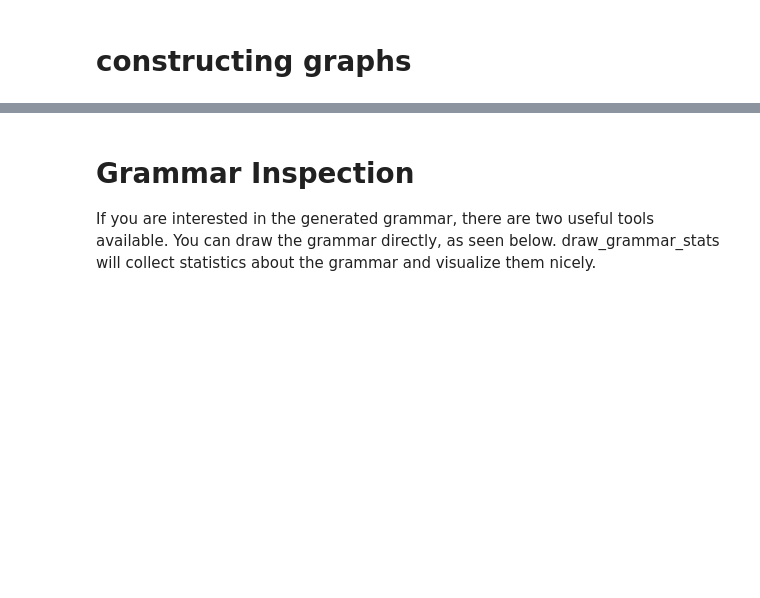
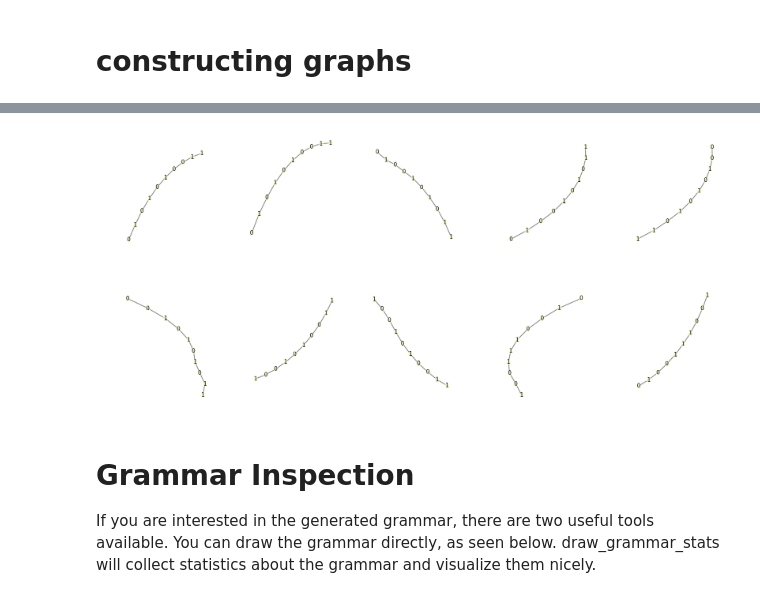
Before and after one commit to fabriziocosta/GraphLearn_examples, a Jupyter notebook: reconstruction_thing.ipynb, the cells around one changed output, grey strips where cells are left out. Saved outputs shown, nothing was run; the diff lists cells and outputs as text; code cells hidden in the pictures; blank space fills up the shorter version.

```diff
--- a/reconstruction_thing.ipynb
+++ b/reconstruction_thing.ipynb
@@ -86,3 +87,17 @@ KeyError: 'hlabel'
+# %%
+# draw high scoring graphs oo
+v=sampler.vectorizer
+matrix=v.transform(get_graphs())
+l = [(sampler.estimatorobject.predict(g), i) for i,g in enumerate(matrix)]
+l.sort(key=lambda x: x[0])
+graphs=list(get_graphs())
+res=[ graphs[x[1]] for x in l[:10] ]
+
+
+draw.graphlearn(res)
+# %% [output]
+[figure, added]
+[figure, added]
 # %% [markdown]
 # Grammar Inspection
 
```
Also changed, not shown: parts of 6 cells of this notebook, 1 other file.
